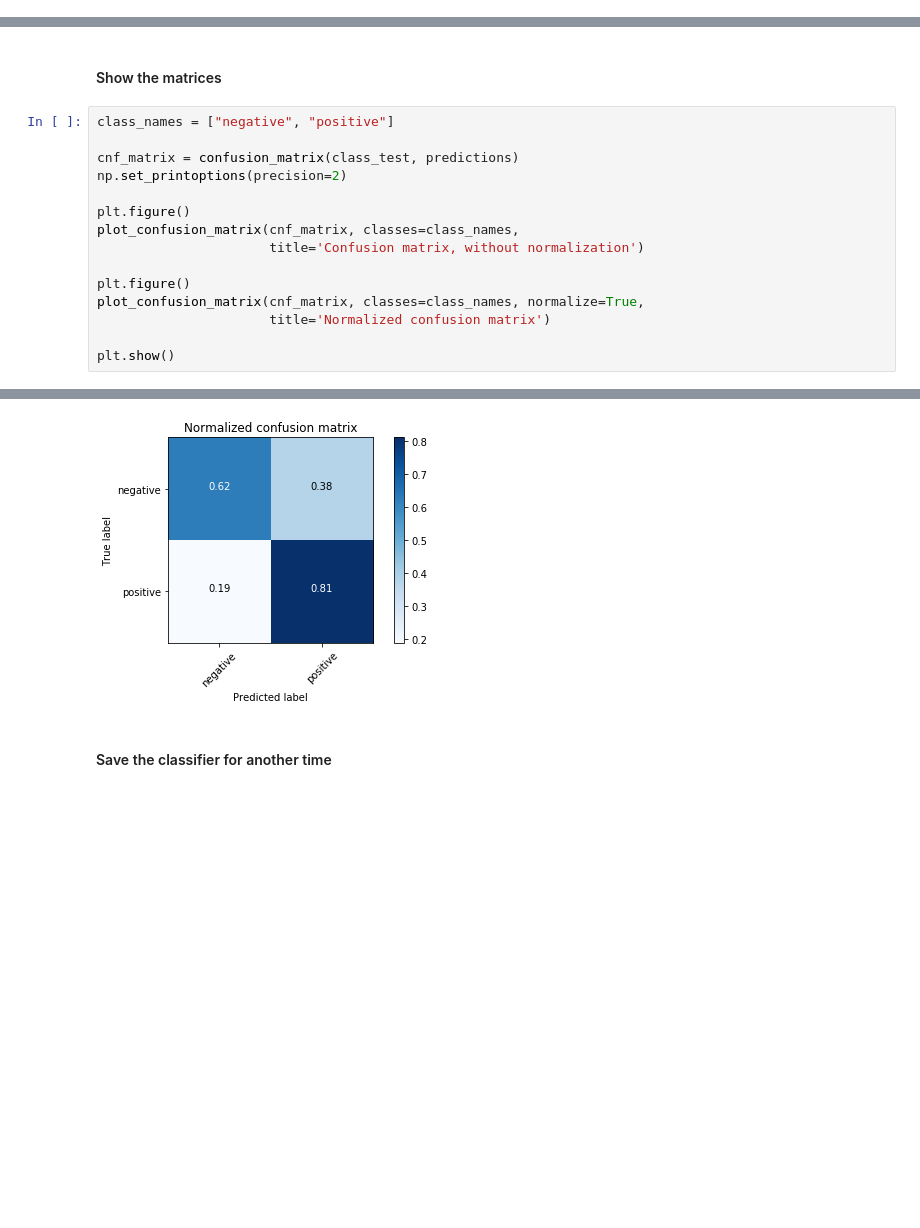
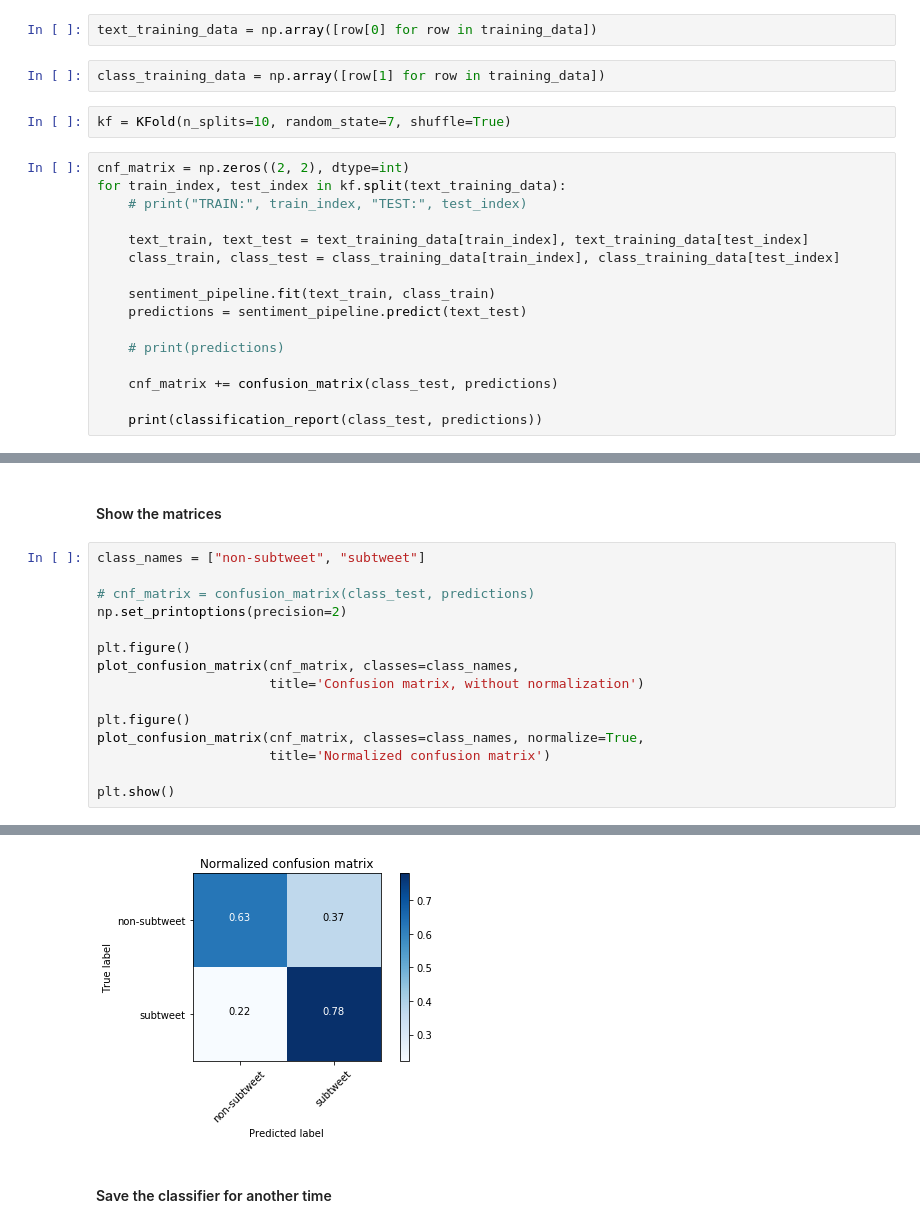
Before and after one commit to segalgouldn/Senior-Project-Subtweets, a Jupyter notebook: development/classifier_creator.ipynb, the cells around one changed output, grey strips where cells are left out. Cells and saved outputs as stored; diff of their text form; blank space fills up the shorter version.

```diff
--- a/development/classifier_creator.ipynb
+++ b/development/classifier_creator.ipynb
@@ -156,0 +145,22 @@ avg / total       0.73      0.72      0.71       852
+# %%
+text_training_data = np.array([row[0] for row in training_data])
+# %%
+class_training_data = np.array([row[1] for row in training_data])
+# %%
+kf = KFold(n_splits=10, random_state=7, shuffle=True)
+# %%
+cnf_matrix = np.zeros((2, 2), dtype=int)
+for train_index, test_index in kf.split(text_training_data):
+    # print("TRAIN:", train_index, "TEST:", test_index)
+
+    text_train, text_test = text_training_data[train_index], text_training_data[test_index]
+    class_train, class_test = class_training_data[train_index], class_training_data[test_index]
+
+    sentiment_pipeline.fit(text_train, class_train)
+    predictions = sentiment_pipeline.predict(text_test)
+
+    # print(predictions)
+
+    cnf_matrix += confusion_matrix(class_test, predictions)
+
+    print(classification_report(class_test, predictions))
@@ -182,9 +210,9 @@ def plot_confusion_matrix(cm, classes, normalize=False,
 # %% [markdown]
 #### Show the matrices
 # %%
-class_names = ["negative", "positive"]
+class_names = ["non-subtweet", "subtweet"]
 
-cnf_matrix = confusion_matrix(class_test, predictions)
+# cnf_matrix = confusion_matrix(class_test, predictions)
 np.set_printoptions(precision=2)
 
 plt.figure()
@@ -201,4 +229,4 @@ plt.show()
-[figure, old version]
+[figure, new version]
 # %% [markdown]
 #### Save the classifier for another time
 # %%
```
Also changed, not shown: parts of 27 cells of this notebook, 6 other files.
